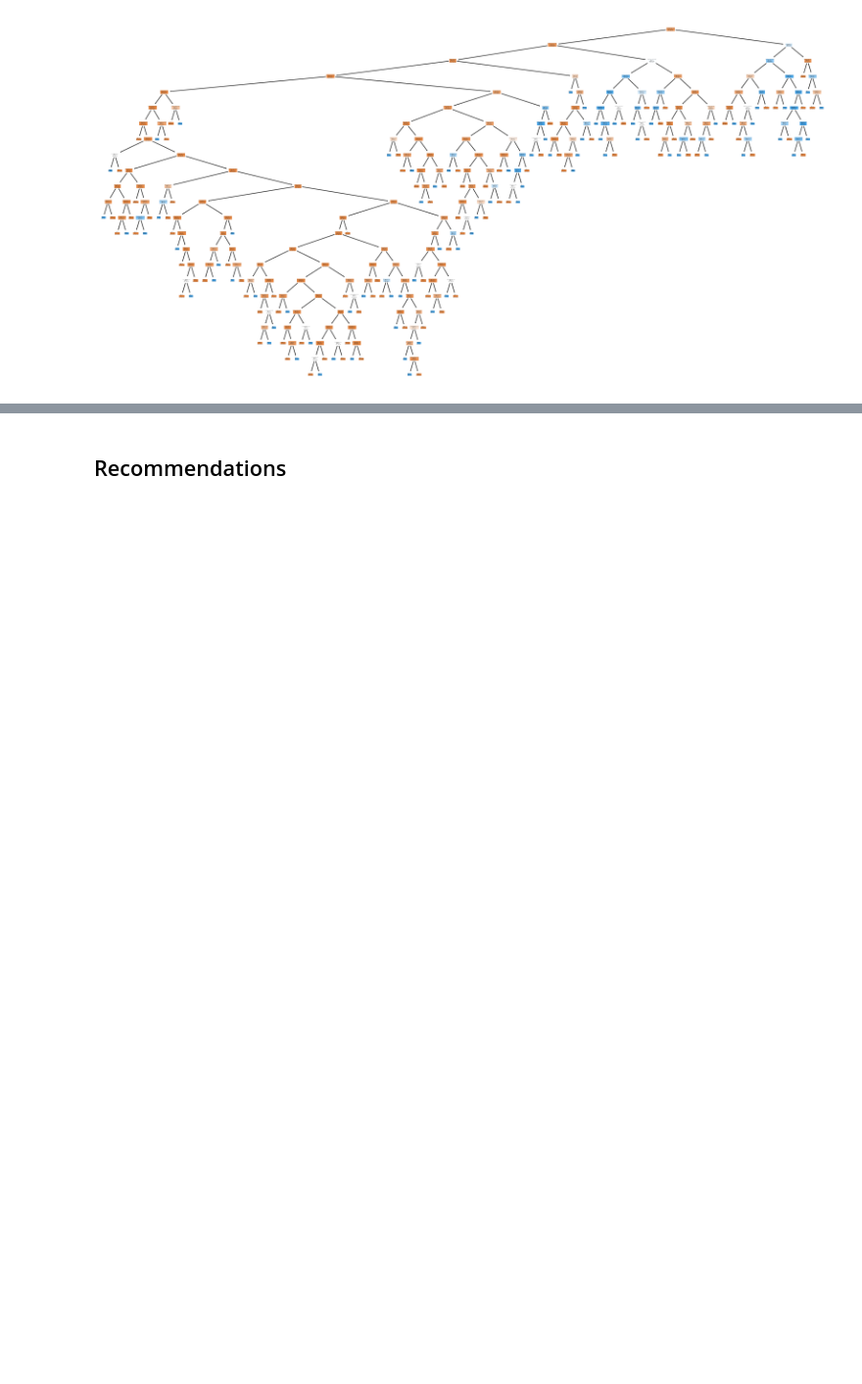
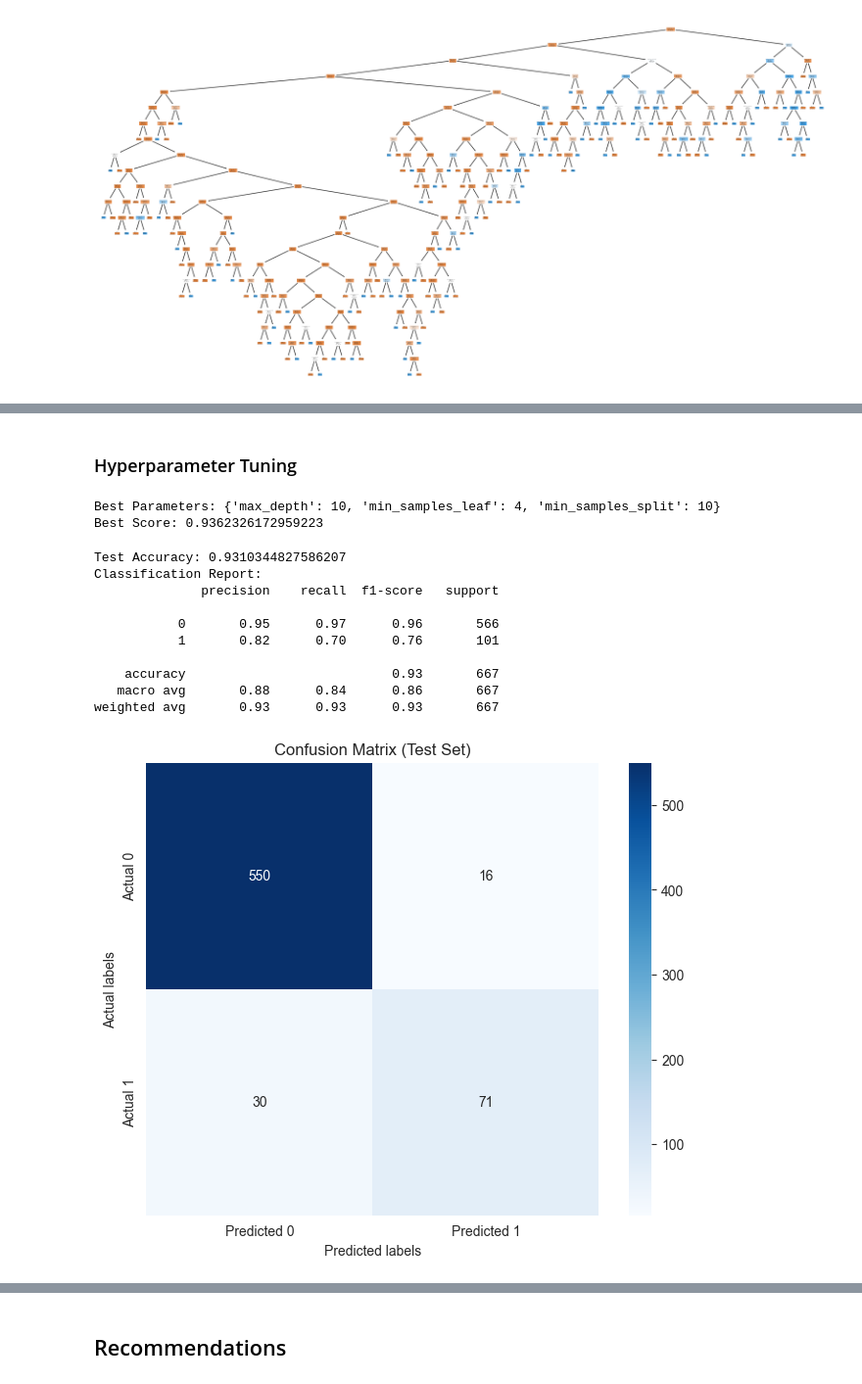
Before and after one commit to phelanthropus/SyriaTel-Customer-Churn, a Jupyter notebook: Untitled.ipynb, the cells around one changed output, grey strips where cells are left out. Shown at 98% size. Cells and saved outputs as stored; diff of their text form; code cells hidden in the pictures; blank space fills up the shorter version.

Commit message:
Decision Trees modeling

```diff
--- a/Untitled.ipynb
+++ b/Untitled.ipynb
@@ -733,0 +766,72 @@ Confusion Matrix:
+# %% [markdown]
+### Hyperparameter Tuning
+# %%
+from sklearn.model_selection import GridSearchCV
+from sklearn.tree import DecisionTreeClassifier
+
+# Define the parameter grid
+param_grid = {
+    'max_depth': [None, 10, 20, 30],
+    'min_samples_split': [2, 5, 10],
+    'min_samples_leaf': [1, 2, 4]
+}
+
+# Create the decision tree classifier
+dt_classifier = DecisionTreeClassifier(random_state=42)
+
+# Initialize GridSearchCV
+grid_search = GridSearchCV(estimator=dt_classifier, param_grid=param_grid, cv=5, scoring='accuracy')
+
+# Perform hyperparameter tuning
+grid_search.fit(X_train_scaled, y_train)
+
+# Get the best parameters and best score
+best_params = grid_search.best_params_
+best_score = grid_search.best_score_
+
+print("Best Parameters:", best_params)
+print("Best Score:", best_score)
+# %% [output]
+Best Parameters: {'max_depth': 10, 'min_samples_leaf': 4, 'min_samples_split': 10}
+Best Score: 0.9362326172959223
+# %%
+from sklearn.metrics import accuracy_score, classification_report, confusion_matrix
+
+# Instantiate the decision tree classifier with the best parameters
+best_dt_classifier = DecisionTreeClassifier(**best_params, random_state=42)
+
+# Train the model using the entire training set
+best_dt_classifier.fit(X_train_scaled, y_train)
+
+# Predict on the test set
+y_pred_test = best_dt_classifier.predict(X_test_scaled)
+
+# Evaluate the performance of the tuned model
+accuracy_test = accuracy_score(y_test, y_pred_test)
+print("Test Accuracy:", accuracy_test)
+
+# Additional evaluation metrics
+print("Classification Report:")
+print(classification_report(y_test, y_pred_test))
+# Plotting the confusion matrix
+conf_mat_test = confusion_matrix(y_test, y_pred_test)
+plt.figure(figsize=(8, 6))
+sns.heatmap(conf_mat_test, annot=True, fmt="d", cmap="Blues", square=True,
+            xticklabels=['Predicted 0', 'Predicted 1'],
+            yticklabels=['Actual 0', 'Actual 1'])
+plt.xlabel('Predicted labels')
+plt.ylabel('Actual labels')
+plt.title('Confusion Matrix (Test Set)')
+plt.show()
+# %% [output]
+Test Accuracy: 0.9310344827586207
+Classification Report:
+              precision    recall  f1-score   support
+
+           0       0.95      0.97      0.96       566
+           1       0.82      0.70      0.76       101
+
+    accuracy                           0.93       667
+   macro avg       0.88      0.84      0.86       667
+weighted avg       0.93      0.93      0.93       667
+[figure, added]
```
Also changed, not shown: parts of 2 cells of this notebook.
